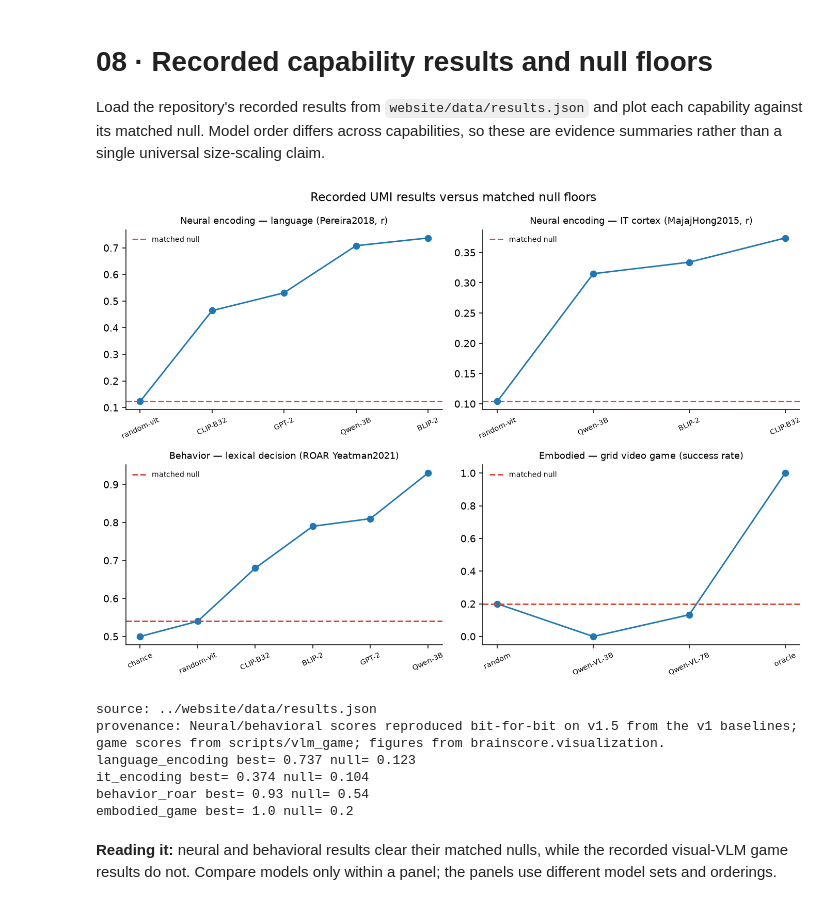
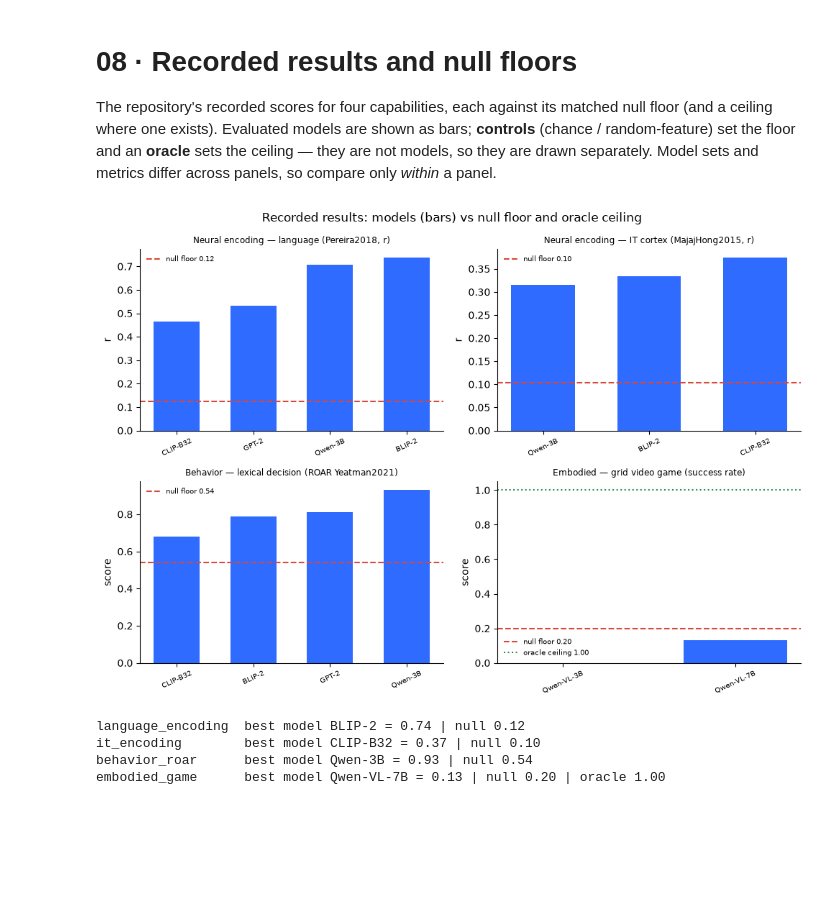
Before and after one commit to KartikP/brainscore-unified, a Jupyter notebook: notebooks/08_scaling_curves.ipynb, the cells around one changed output. Saved outputs shown, nothing was run; the diff lists cells and outputs as text; code cells hidden in the pictures; blank space fills up the shorter version.

Commit message:
Rework notebook 08: separate models from null and oracle ceiling, bars not lines

```diff
--- a/notebooks/08_scaling_curves.ipynb
+++ b/notebooks/08_scaling_curves.ipynb
@@ -1,49 +1,53 @@
-# %% [markdown]
-# 08 · Recorded capability results and null floors
-
-Load the repository's recorded results from `website/data/results.json` and plot each capability against its matched null. Model order differs across capabilities, so these are evidence summaries rather than a single universal size-scaling claim.
+# %% [markdown]
+# 08 · Recorded results and null floors
+
+The repository's recorded scores for four capabilities, each against its matched
+null floor (and a ceiling where one exists). Evaluated models are shown as bars;
+**controls** (chance / random-feature) set the floor and an **oracle** sets the
+ceiling — they are not models, so they are drawn separately. Model sets and
+metrics differ across panels, so compare only *within* a panel.
 # %%
-import warnings
-warnings.filterwarnings('ignore', message='xarray subclass Score should explicitly define __slots__', category=FutureWarning)
-
+import warnings; warnings.filterwarnings('ignore')
 import json
 from pathlib import Path
-import tempfile
-from IPython.display import Image, display
 import matplotlib.pyplot as plt
 
-candidates = [Path('../website/data/results.json'), Path('unified/website/data/results.json')]
-results_path = next(path for path in candidates if path.exists())
-record = json.loads(results_path.read_text())
+path = next(p for p in [Path('../website/data/results.json'),
+                        Path('unified/website/data/results.json')] if p.exists())
+record = json.loads(path.read_text())
 selected = ['language_encoding', 'it_encoding', 'behavior_roar', 'embodied_game']
 
+CONTROLS = {'chance', 'random', 'random-vit'}   # floor references, not models
+CEILING = {'oracle'}                            # upper reference, not a model
+
 fig, axes = plt.subplots(2, 2, figsize=(10, 7))
-for axis, key in zip(axes.ravel(), selected):
+for ax, key in zip(axes.ravel(), selected):
     item = record['scaling'][key]
-    axis.plot(item['models'], item['scores'], '-o')
-    axis.axhline(item['null_floor'], color='#d8483b', linestyle='--', label='matched null')
-    axis.set_title(item['capability'], fontsize=9)
-    axis.tick_params(axis='x', rotation=25, labelsize=7)
-    axis.spines[['top', 'right']].set_visible(False)
-    axis.legend(frameon=False, fontsize=7)
-fig.suptitle('Recorded UMI results versus matched null floors')
-fig.tight_layout()
-out_png = Path(tempfile.gettempdir()) / 'recorded_capability_results.png'
-fig.savefig(out_png, dpi=140, bbox_inches='tight')
-plt.close(fig)
-display(Image(str(out_png)))
-print('source:', results_path)
-print('provenance:', record['meta']['provenance'])
+    unit = item['capability'].split(',')[-1].strip(' )') if ',' in item['capability'] else 'score'
+    pairs = list(zip(item['models'], item['scores']))
+    models = [(m, s) for m, s in pairs if m not in CONTROLS | CEILING]
+    ceil = next((s for m, s in pairs if m in CEILING), None)
+    ax.bar([m for m, _ in models], [s for _, s in models], color='#2f6bff', width=0.6)
+    ax.axhline(item['null_floor'], color='#d8483b', ls='--', label=f"null floor {item['null_floor']:.2f}")
+    if ceil is not None:
+        ax.axhline(ceil, color='#2e8b57', ls=':', label=f'oracle ceiling {ceil:.2f}')
+    ax.set_title(item['capability'], fontsize=8.5)
+    ax.set_ylabel(unit); ax.tick_params(axis='x', rotation=25, labelsize=7)
+    ax.spines[['top', 'right']].set_visible(False); ax.legend(frameon=False, fontsize=7)
+fig.suptitle('Recorded results: models (bars) vs null floor and oracle ceiling')
+fig.tight_layout(); plt.show()
+
 for key in selected:
     item = record['scaling'][key]
-    print(key, 'best=', max(item['scores']), 'null=', item['null_floor'])
+    pairs = list(zip(item['models'], item['scores']))
+    models = [(m, s) for m, s in pairs if m not in CONTROLS | CEILING]
+    best_m, best_s = max(models, key=lambda t: t[1])
+    ceil = next((s for m, s in pairs if m in CEILING), None)
+    print(f"{key:18s} best model {best_m} = {best_s:.2f} | null {item['null_floor']:.2f}"
+          + (f" | oracle {ceil:.2f}" if ceil is not None else ''))
 # %% [output]
-[figure, old version]
+[figure, new version]
-source: ../website/data/results.json
-provenance: Neural/behavioral scores reproduced bit-for-bit on v1.5 from the v1 baselines; game scores from scripts/vlm_game; figures from brainscore.visualization.
-language_encoding best= 0.737 null= 0.123
-it_encoding best= 0.374 null= 0.104
-behavior_roar best= 0.93 null= 0.54
-embodied_game best= 1.0 null= 0.2
+language_encoding  best model BLIP-2 = 0.74 | null 0.12
+it_encoding        best model CLIP-B32 = 0.37 | null 0.10
+behavior_roar      best model Qwen-3B = 0.93 | null 0.54
+embodied_game      best model Qwen-VL-7B = 0.13 | null 0.20 | oracle 1.00
-# %% [markdown]
-**Reading it:** neural and behavioral results clear their matched nulls, while the recorded visual-VLM game results do not. Compare models only within a panel; the panels use different model sets and orderings.
```
Also changed, not shown: parts of 1 cell of this notebook.
